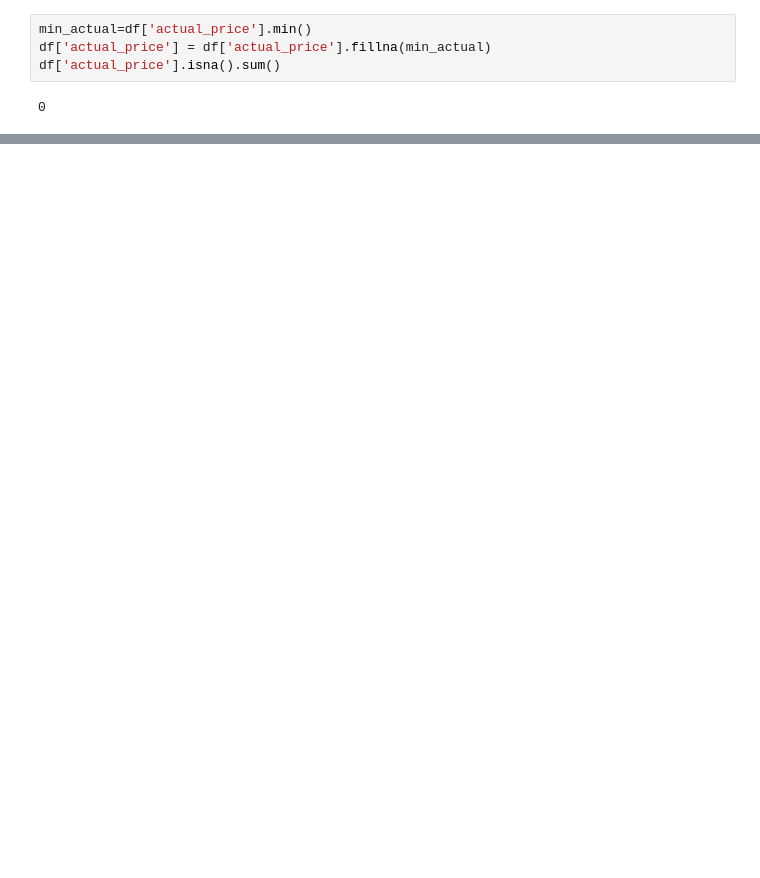
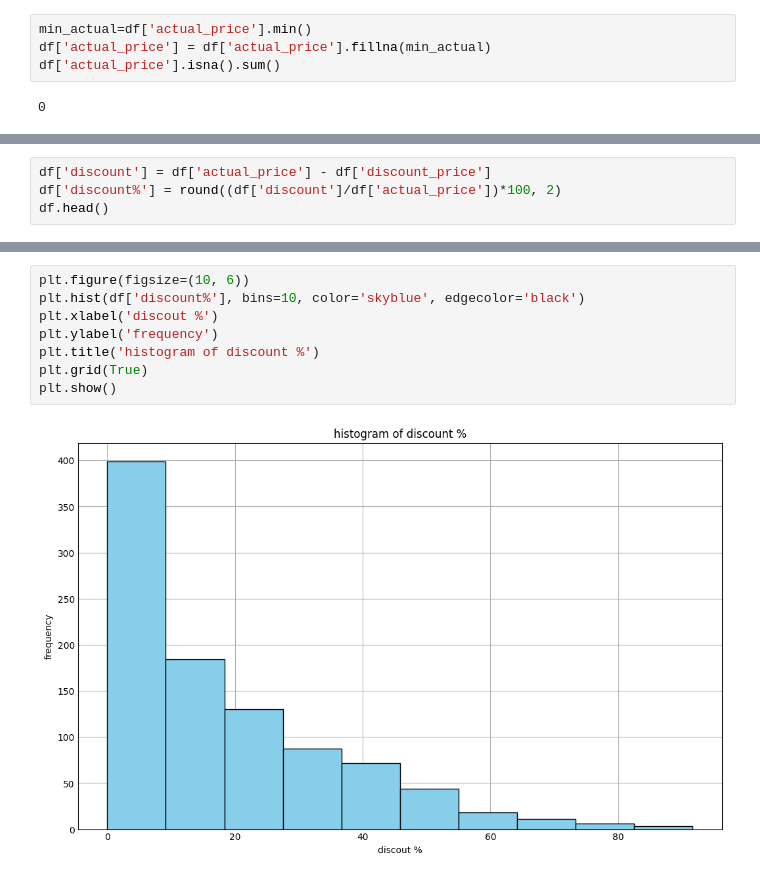
Before and after one commit to BerilCa/Exploration_Data_Analyst, a Jupyter notebook: eda-of-amazon-all-grocery-and-gourmet-foods.ipynb, the cells around one changed output, grey strips where cells are left out. Drawn from its saved outputs; the diff is of its cells as text; blank space fills up the shorter version.

```diff
--- a/eda-of-amazon-all-grocery-and-gourmet-foods.ipynb
+++ b/eda-of-amazon-all-grocery-and-gourmet-foods.ipynb
@@ -236,0 +251,4 @@ df.head()
+# %%
+df['discount'] = df['actual_price'] - df['discount_price']
+df['discount%'] = round((df['discount']/df['actual_price'])*100, 2)
+df.head()
@@ -236,0 +274,10 @@ df.head()
+# %%
+plt.figure(figsize=(10, 6))
+plt.hist(df['discount%'], bins=10, color='skyblue', edgecolor='black')
+plt.xlabel('discout %')
+plt.ylabel('frequency')
+plt.title('histogram of discount %')
+plt.grid(True)
+plt.show()
+# %% [output]
+[figure, added]
```
Also changed, not shown: parts of 9 cells of this notebook.
